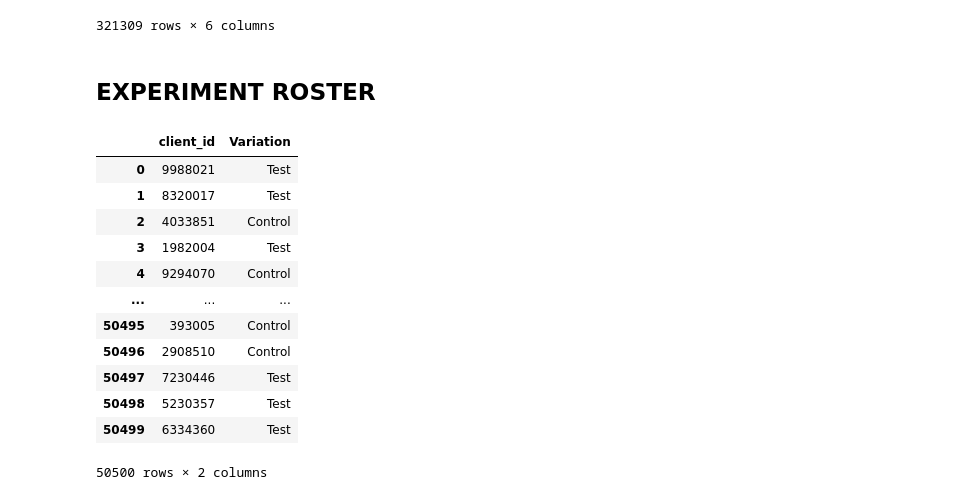
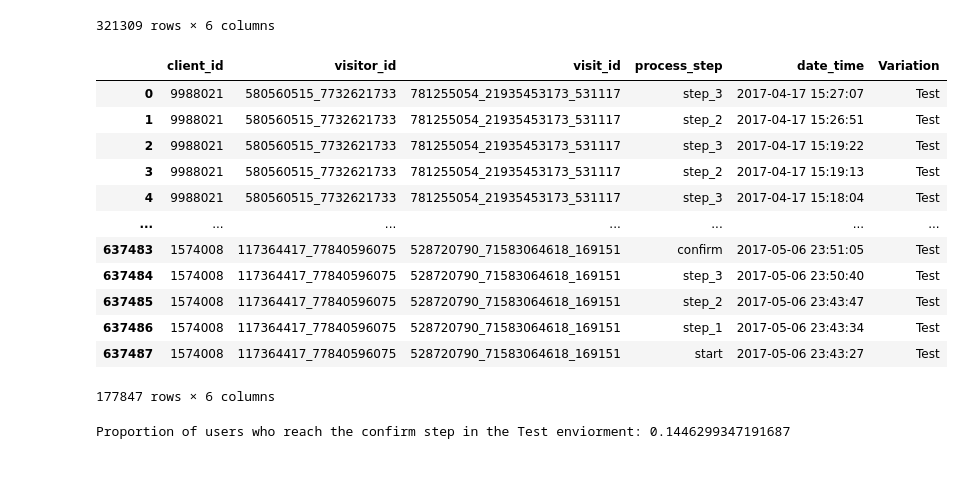
Before and after one commit to mwilfer8888/the-pookies-project, a Jupyter notebook: Pookies_Project (SAFE).ipynb, the cells around one changed output. Cells and saved outputs as stored; diff of their text form; code cells hidden in the pictures; blank space fills up the shorter version.

Commit message:
Co-authored-by: mwilfer8888 <mwilfer8888@users.noreply.github.com> Co-authored-by: Rosemary Medina <medirose@users.noreply.github.com>

```diff
--- a/Pookies_Project (SAFE).ipynb
+++ b/Pookies_Project (SAFE).ipynb
@@ -204,5 +229,3 @@ total
 | 637534 | 2908510 | 814969699_90652851448 | 562606085_36368381773_92090 | step_1 | 2017-05-10 22:56:23 | Control |
 | 637535 | 2908510 | 814969699_90652851448 | 562606085_36368381773_92090 | start | 2017-05-10 22:56:20 | Control |
 321309 rows × 6 columns
-# %% [markdown]
-## **EXPERIMENT ROSTER**
@@ -216,16 +232,30 @@ experiment.dropna(inplace=True)
-# %%
-experiment
-# %% [output]
-|  | client_id | Variation |
-| 0 | 9988021 | Test |
-| 1 | 8320017 | Test |
-| 2 | 4033851 | Control |
-| 3 | 1982004 | Test |
-| 4 | 9294070 | Control |
-| ... | ... | ... |
-| 50495 | 393005 | Control |
-| 50496 | 2908510 | Control |
-| 50497 | 7230446 | Test |
-| 50498 | 5230357 | Test |
-| 50499 | 6334360 | Test |
-50500 rows × 2 columns
+# %%
+tested = total[total['Variation'] == 'Test']
+
+tested
+# %% [output]
+|  | client_id | visitor_id | visit_id | process_step | date_time | Variation |
+| 0 | 9988021 | 580560515_7732621733 | 781255054_21935453173_531117 | step_3 | 2017-04-17 15:27:07 | Test |
+| 1 | 9988021 | 580560515_7732621733 | 781255054_21935453173_531117 | step_2 | 2017-04-17 15:26:51 | Test |
+| 2 | 9988021 | 580560515_7732621733 | 781255054_21935453173_531117 | step_3 | 2017-04-17 15:19:22 | Test |
+| 3 | 9988021 | 580560515_7732621733 | 781255054_21935453173_531117 | step_2 | 2017-04-17 15:19:13 | Test |
+| 4 | 9988021 | 580560515_7732621733 | 781255054_21935453173_531117 | step_3 | 2017-04-17 15:18:04 | Test |
+| ... | ... | ... | ... | ... | ... | ... |
+| 637483 | 1574008 | 117364417_77840596075 | 528720790_71583064618_169151 | confirm | 2017-05-06 23:51:05 | Test |
+| 637484 | 1574008 | 117364417_77840596075 | 528720790_71583064618_169151 | step_3 | 2017-05-06 23:50:40 | Test |
+| 637485 | 1574008 | 117364417_77840596075 | 528720790_71583064618_169151 | step_2 | 2017-05-06 23:43:47 | Test |
+| 637486 | 1574008 | 117364417_77840596075 | 528720790_71583064618_169151 | step_1 | 2017-05-06 23:43:34 | Test |
+| 637487 | 1574008 | 117364417_77840596075 | 528720790_71583064618_169151 | start | 2017-05-06 23:43:27 | Test |
+177847 rows × 6 columns
+# %%
+confirm_users_count = tested[tested['process_step'] == 'confirm'].shape[0]
+
+# Count the total number of users
+total_users_count = tested.shape[0]
+
+# Calculate the proportion of users who reach the confirm step
+confirm_proportion = confirm_users_count / total_users_count
+
+print("Proportion of users who reach the confirm step in the Test enviorment:", confirm_proportion)
+# %% [output]
+Proportion of users who reach the confirm step in the Test enviorment: 0.1446299347191687
```
Also changed, not shown: parts of 16 cells of this notebook.
